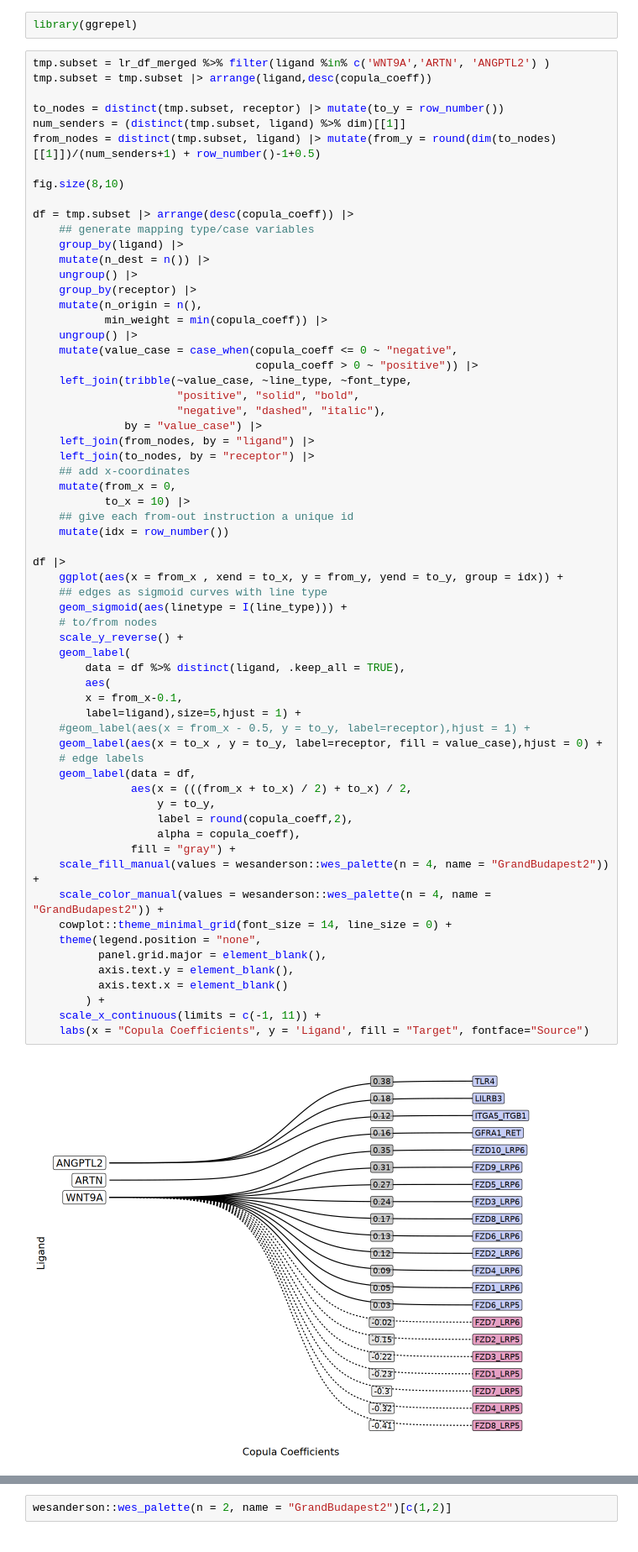
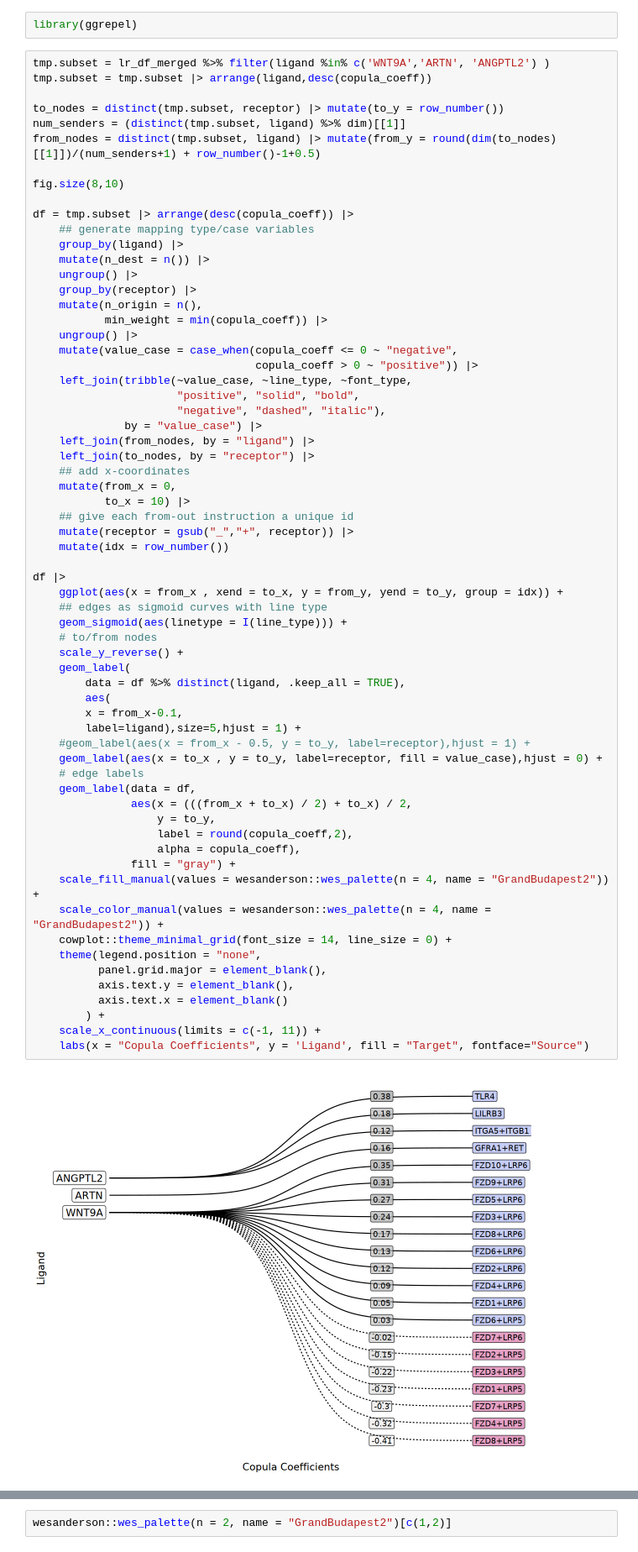
Before and after one commit to raphael-group/copulacci, a Jupyter notebook: notebook/examples/visium_human_BRCA/R_plots.ipynb, the cells around one changed output, grey strips where cells are left out. Shown at 84% size. Drawn from its saved outputs; the diff is of its cells as text.

Commit message:
plots2

```diff
--- a/notebook/examples/visium_human_BRCA/R_plots.ipynb
+++ b/notebook/examples/visium_human_BRCA/R_plots.ipynb
@@ -63,40 +63,41 @@ df = tmp.subset |> arrange(desc(copula_coeff)) |>
     mutate(from_x = 0,
            to_x = 10) |>
     ## give each from-out instruction a unique id
+    mutate(receptor = gsub("_","+", receptor)) |>
     mutate(idx = row_number())
 
 df |>
     ggplot(aes(x = from_x , xend = to_x, y = from_y, yend = to_y, group = idx)) +
     ## edges as sigmoid curves with line type
     geom_sigmoid(aes(linetype = I(line_type))) +
     # to/from nodes
     scale_y_reverse() +
     geom_label(
         data = df %>% distinct(ligand, .keep_all = TRUE),
         aes(
         x = from_x-0.1,
         label=ligand),size=5,hjust = 1) +
     #geom_label(aes(x = from_x - 0.5, y = to_y, label=receptor),hjust = 1) +
     geom_label(aes(x = to_x , y = to_y, label=receptor, fill = value_case),hjust = 0) +
     # edge labels
     geom_label(data = df,
                aes(x = (((from_x + to_x) / 2) + to_x) / 2,
                    y = to_y,
                    label = round(copula_coeff,2),
                    alpha = copula_coeff),
                fill = "gray") +
     scale_fill_manual(values = wesanderson::wes_palette(n = 4, name = "GrandBudapest2")) +
     scale_color_manual(values = wesanderson::wes_palette(n = 4, name = "GrandBudapest2")) +
     cowplot::theme_minimal_grid(font_size = 14, line_size = 0) +
     theme(legend.position = "none",
           panel.grid.major = element_blank(),
           axis.text.y = element_blank(),
           axis.text.x = element_blank()
         ) +
     scale_x_continuous(limits = c(-1, 11)) +
     labs(x = "Copula Coefficients", y = 'Ligand', fill = "Target", fontface="Source")
 # %% [output]
-[figure, old version]
+[figure, new version]
 # %%
 tmp.subset = lr_df_merged %>% filter(ligand %in% c('WNT9A','ARTN', 'ANGPTL2') )
 tmp.subset = tmp.subset |> arrange(ligand,desc(copula_coeff))
```
Also changed, not shown: parts of 1 cell of this notebook, 7 other files.
